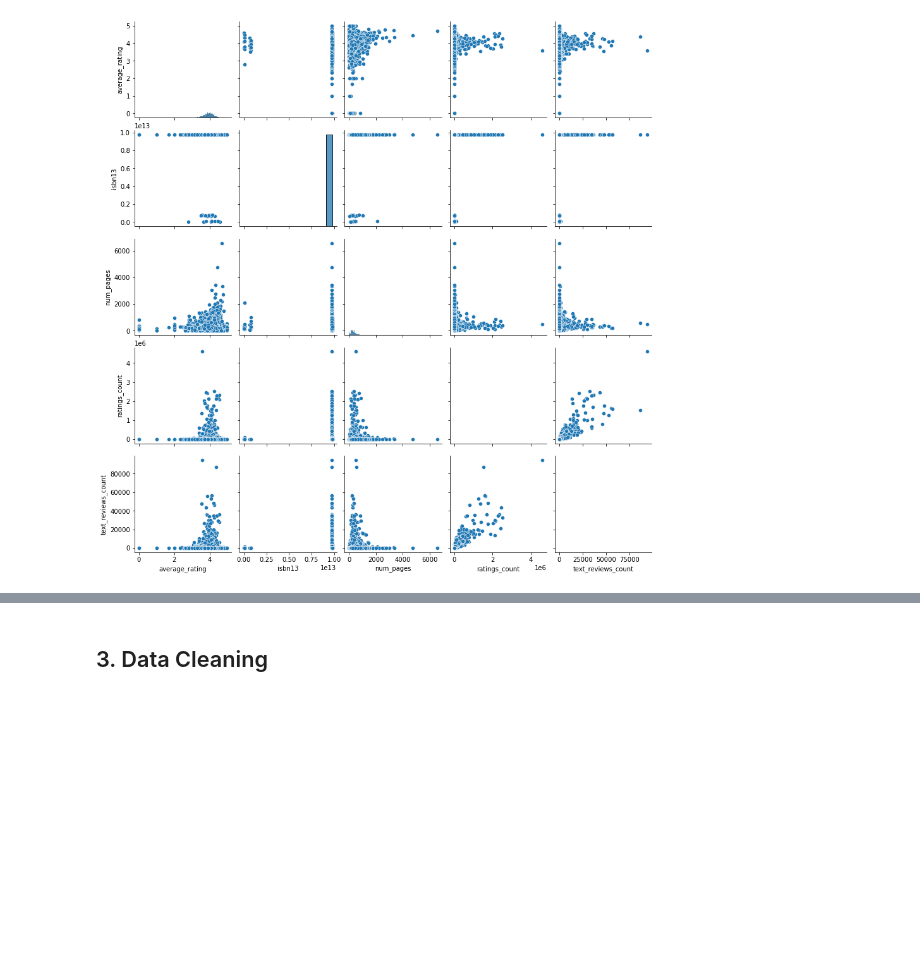
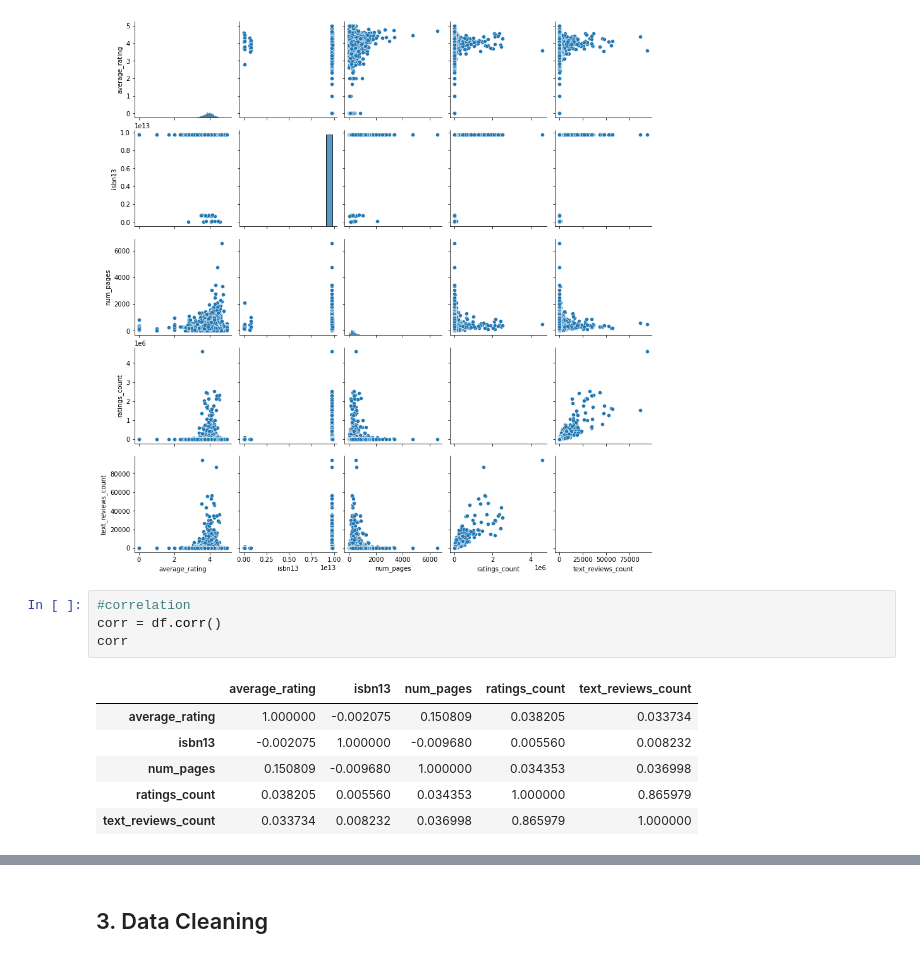
Before and after one commit to rroure/book_rating-project, a Jupyter notebook: script/book_exploratory_cleaning.ipynb, the cells around one changed output, grey strips where cells are left out. Cells and saved outputs as stored; diff of their text form; blank space fills up the shorter version.

```diff
--- a/script/book_exploratory_cleaning.ipynb
+++ b/script/book_exploratory_cleaning.ipynb
@@ -256,3 +334,14 @@ sns.pairplot(df) #numeric variables
 # %% [output]
 <seaborn.axisgrid.PairGrid at 0x...>
 [figure]
+# %%
+#correlation
+corr = df.corr()
+corr
+# %% [output]
+|  | average_rating | isbn13 | num_pages | ratings_count | text_reviews_count |
+| average_rating | 1.000000 | -0.002075 | 0.150809 | 0.038205 | 0.033734 |
+| isbn13 | -0.002075 | 1.000000 | -0.009680 | 0.005560 | 0.008232 |
+| num_pages | 0.150809 | -0.009680 | 1.000000 | 0.034353 | 0.036998 |
+| ratings_count | 0.038205 | 0.005560 | 0.034353 | 1.000000 | 0.865979 |
+| text_reviews_count | 0.033734 | 0.008232 | 0.036998 | 0.865979 | 1.000000 |
```
Also changed, not shown: parts of 13 cells of this notebook, 8 other files.
